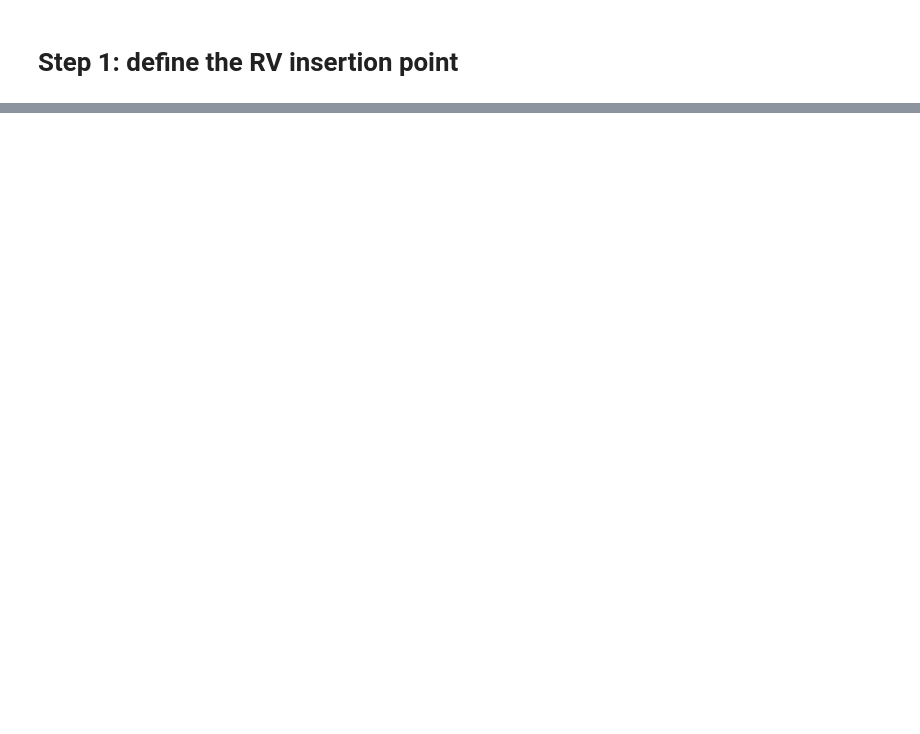
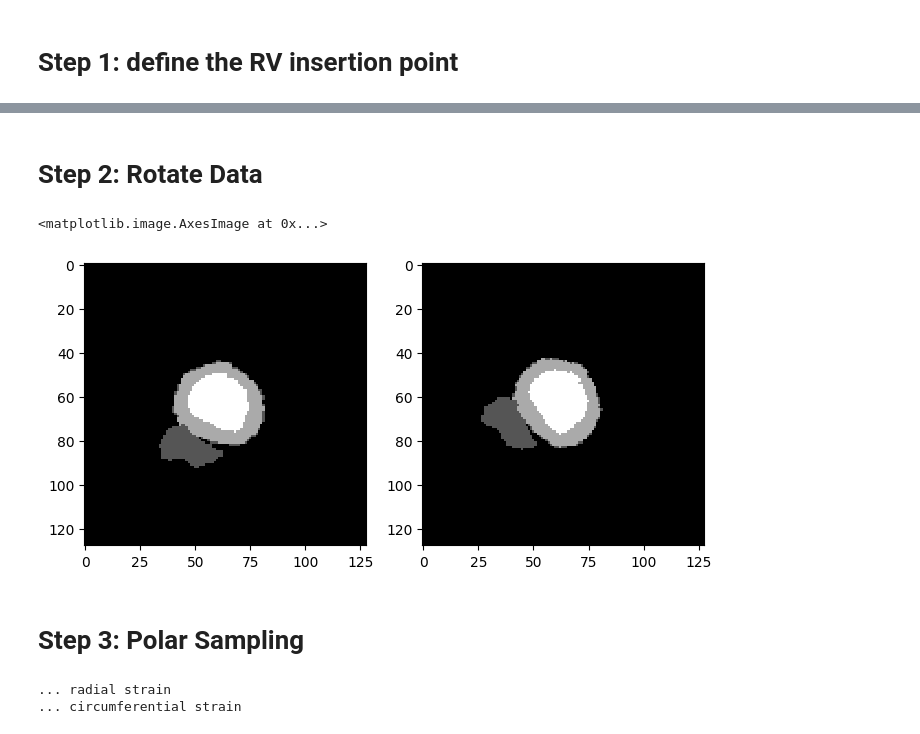
Before and after one commit to zhennongchen/DeepStrain, a Jupyter notebook: main_aha.ipynb, the cells around one changed output, grey strips where cells are left out. Saved outputs shown, nothing was run; the diff lists cells and outputs as text; code cells hidden in the pictures; blank space fills up the shorter version.

```diff
--- a/main_aha.ipynb
+++ b/main_aha.ipynb
@@ -149,3 +171,21 @@ phi_angle:  125.20061417029123
+# %% [markdown]
+# Step 2: Rotate Data
 # %%
 # rotate the data so that RV is under LV
-polar = myocardial_strain_zc.PolarMap(strain.Err, strain.Ecc,strain.mask, insertion_p1, insertion_p2, non_slice_num = )
+rotate_f = myocardial_strain_zc.Rotate_data(strain.Err, strain.Ecc,strain.mask, insertion_p1, insertion_p2, non_slice_num = slice_nonzero_es )
+Err_rot, Ecc_rot, mask_rot, ID = rotate_f.rotate_orientation(for_visualization=False)
+Err_rot_vis, Ecc_rot_vis, mask_rot_vis, ID = rotate_f.rotate_orientation(for_visualization=True)
+plt.figure(figsize=(8,4))
+plt.subplot(121); plt.imshow(mask_rot[:,:,1], cmap='gray')
+plt.subplot(122); plt.imshow(mask_rot_vis[:,:,1], cmap='gray')
+# %% [output]
+<matplotlib.image.AxesImage at 0x...>
+[figure, added]
+# %% [markdown]
+# Step 3: Polar Sampling
+# %%
+polar = myocardial_strain_zc.PolarMap(Err_rot, Ecc_rot, mask_rot)
+polar_result = polar.project_to_aha_polar_map()
+# %% [output]
+... radial strain
+... circumferential strain
```
Also changed, not shown: parts of 8 cells of this notebook, 2 other files.
